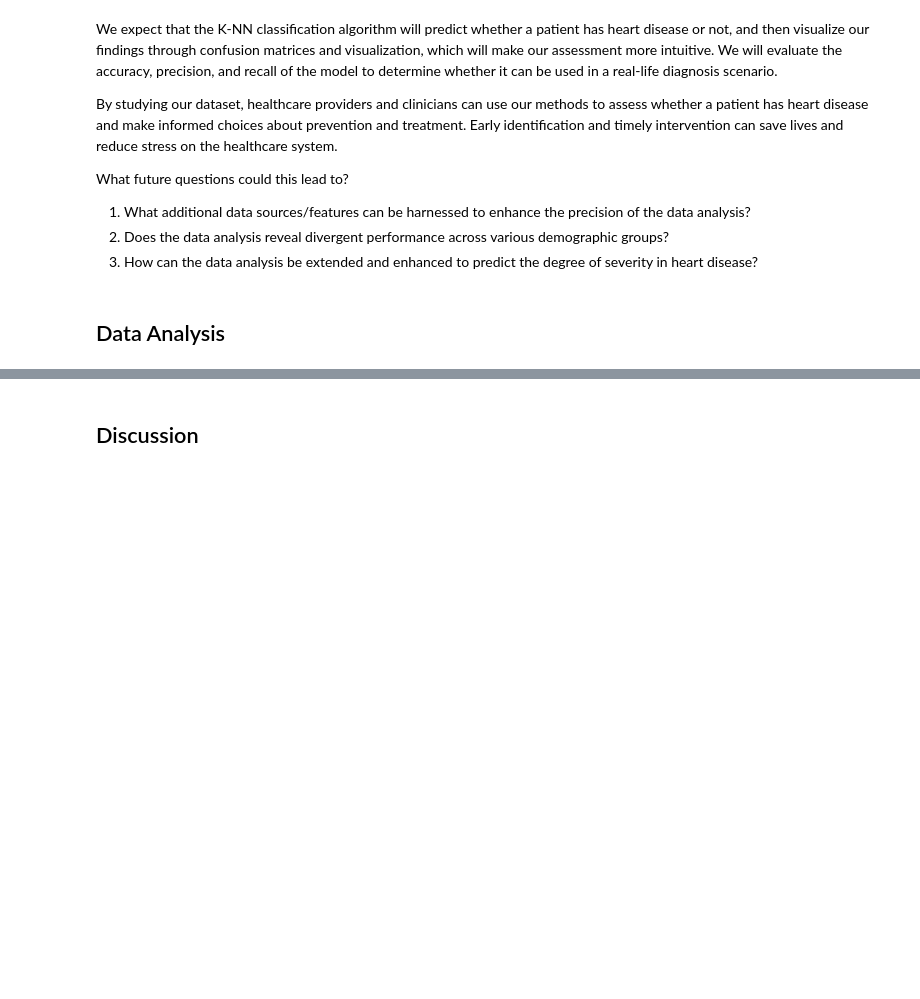
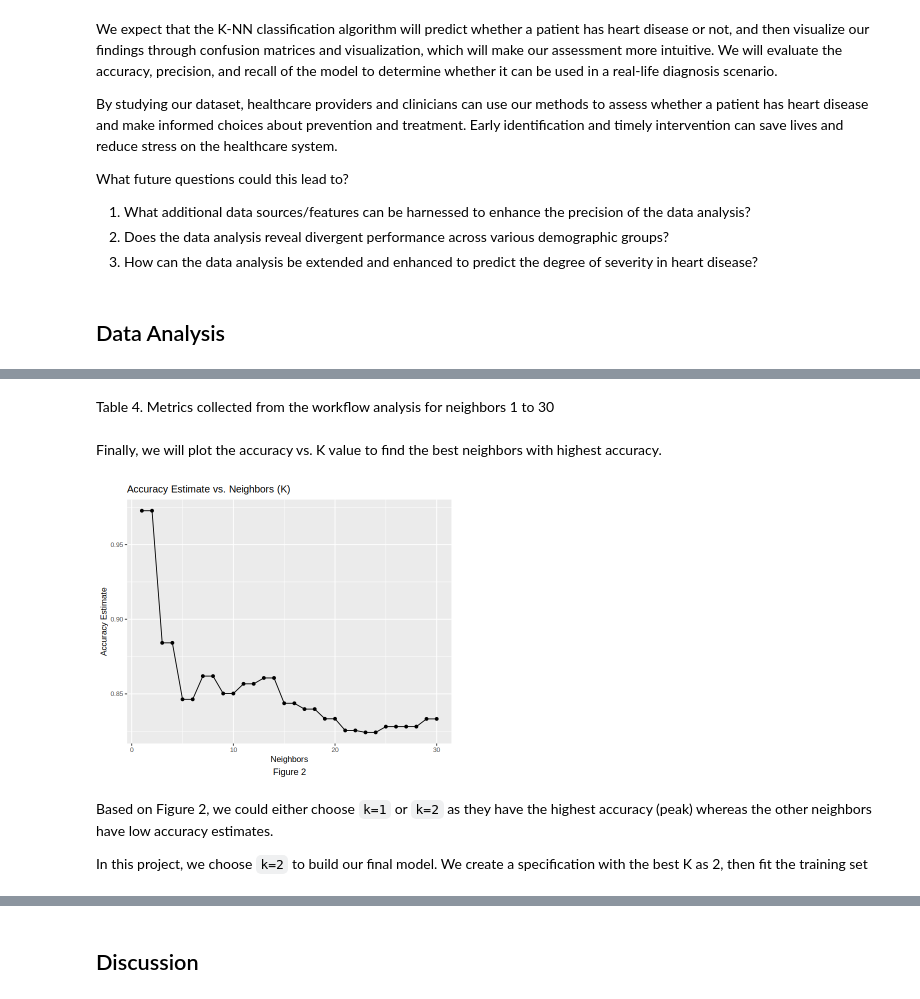
Before and after one commit to random56428/heart-disease, a Jupyter notebook: project.ipynb, the cells around one changed output, grey strips where cells are left out. Cells and saved outputs as stored; diff of their text form; code cells hidden in the pictures; blank space fills up the shorter version.

```diff
--- a/project.ipynb
+++ b/project.ipynb
@@ -212,0 +242,10 @@ What future questions could this lead to?
+# %%
+# Set the seed. Don't remove this!
+set.seed(1234567890)
+
+options(repr.plot.height = 5, repr.plot.width = 6)
+
+recipe <- recipe(target ~ ., data = heart_train) |>
+    step_scale(all_predictors()) |>
+    step_center(all_predictors())
+recipe
@@ -212,0 +267,8 @@ What future questions could this lead to?
+# %%
+spec <- nearest_neighbor(weight_func = "rectangular", neighbors = tune()) |>
+    set_engine("kknn") |>
+    set_mode("classification")
+spec
+
+vfold <- vfold_cv(heart_train, v = 5, strata = target)
+# vfold
@@ -212,0 +285,13 @@ What future questions could this lead to?
+# %%
+gridvals <- tibble(neighbors = seq(1, 30))
+# gridvals
+
+results <- workflow() |>
+    add_recipe(recipe) |>
+    add_model(spec) |>
+    tune_grid(resamples = vfold, grid = gridvals) |>
+    collect_metrics()
+results
+
+accuracies <- results |>
+    filter(.metric == "accuracy")
@@ -212,0 +309,19 @@ What future questions could this lead to?
+# %% [markdown]
+Table 4. Metrics collected from the workflow analysis for neighbors 1 to 30
+# %% [markdown]
+Finally, we will plot the accuracy vs. K value to find the best neighbors with highest accuracy.
+# %%
+cross_val_plot <- accuracies |>
+    ggplot(aes(x = neighbors, y = mean)) +
+    geom_point() +
+    geom_line() +
+    labs(x = "Neighbors", y = "Accuracy Estimate", caption = "Figure 2") +
+    ggtitle("Accuracy Estimate vs. Neighbors (K)") +
+    theme(text = element_text(size = 10), plot.caption = element_text(hjust = 0.5, size = 11))
+cross_val_plot
+# %% [output]
+[figure, added]
+# %% [markdown]
+Based on Figure 2, we could either choose `k=1` or `k=2` as they have the highest accuracy (peak) whereas the other neighbors have low accuracy estimates.
+
+In this project, we choose `k=2` to build our final model. We create a specification with the best K as 2, then fit the training set
```
Also changed, not shown: parts of 29 cells of this notebook.
